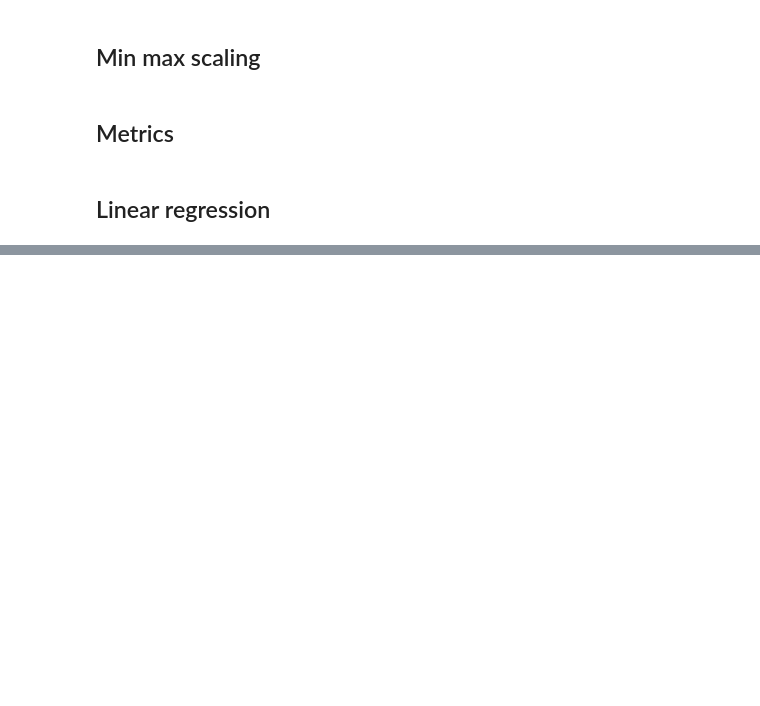
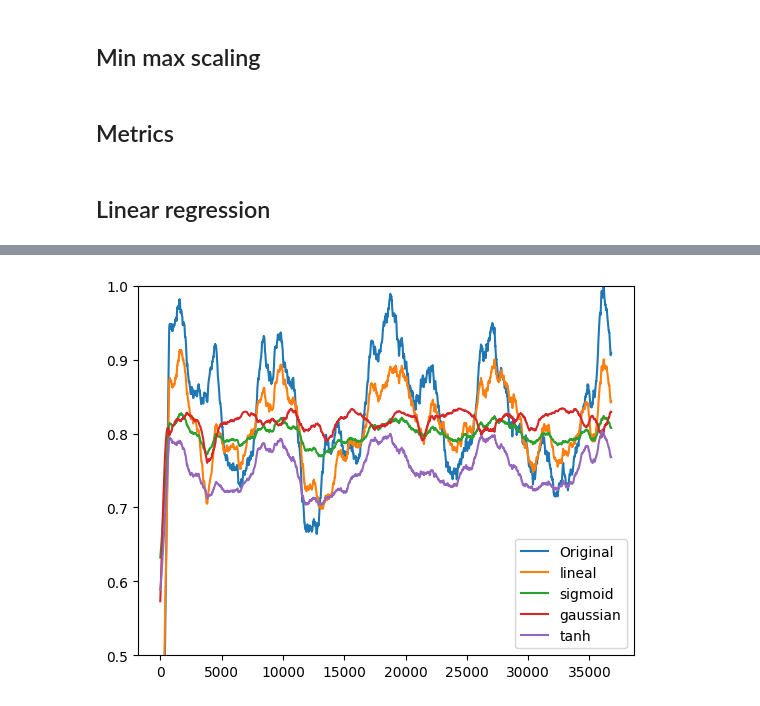
Before and after one commit to AndresFrancoG/MLModels, a Jupyter notebook: notebooks/linear_regression.ipynb, the cells around one changed output, grey strips where cells are left out. Drawn from its saved outputs; the diff is of its cells as text; code cells hidden in the pictures; blank space fills up the shorter version.

```diff
--- a/notebooks/linear_regression.ipynb
+++ b/notebooks/linear_regression.ipynb
@@ -224,0 +247,11 @@ array([[0.53000279, 0.43804468, 0.4750087 , ..., 0.55228401, 0.4565186 ,
+# %%
+plt.plot(y.to_numpy(), label = 'Original')
+plt.plot(y_predict_l.to_numpy(), label = 'lineal')
+plt.plot(y_predict_s, label = 'sigmoid')
+plt.plot(y_predict_g, label = 'gaussian')
+plt.plot(y_predict_t, label = 'tanh')
+plt.ylim((0.5, 1.0))
+plt.legend()
+plt.show()
+# %% [output]
+[figure, added]
```
Also changed, not shown: parts of 9 cells of this notebook.
